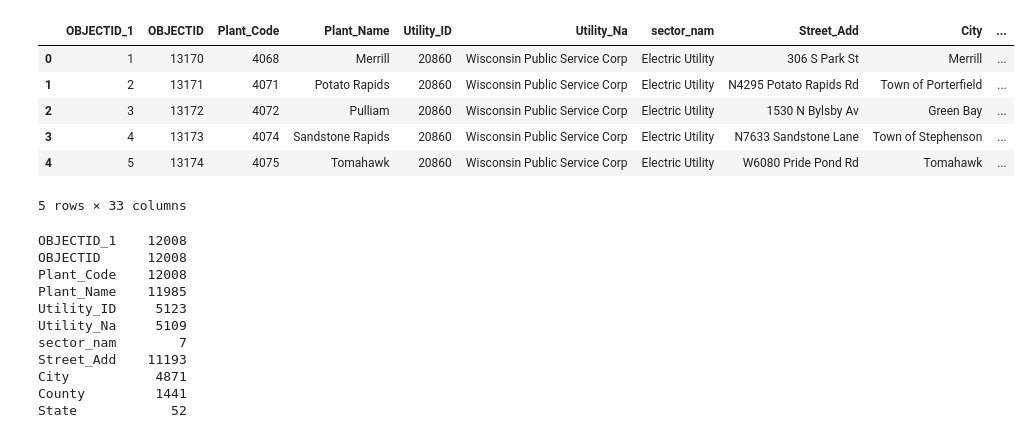
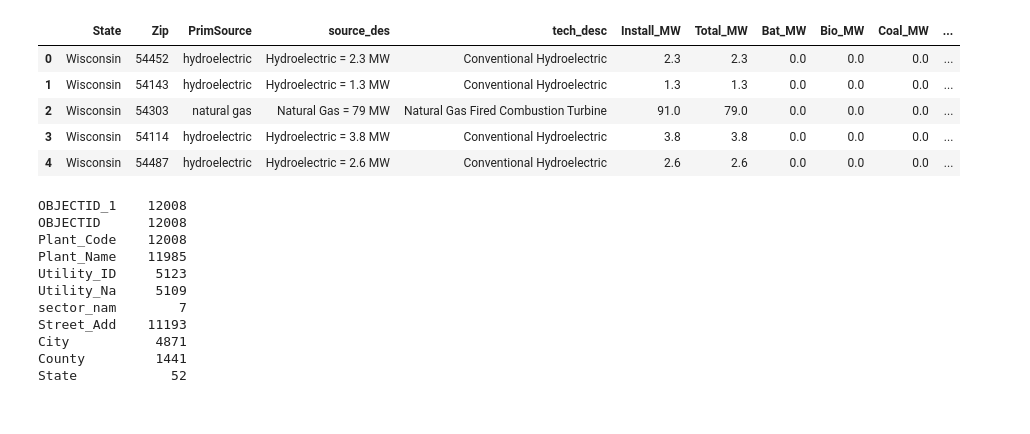
Before and after one commit to noriegamonsc1/02.MACHINE_LEARNING_SP23, a Jupyter notebook: Unsupervised_ML.ipynb, the cells around one changed output. Cells and saved outputs as stored; diff of their text form; code cells hidden in the pictures.

```diff
--- a/Unsupervised_ML.ipynb
+++ b/Unsupervised_ML.ipynb
@@ -13,15 +13,14 @@ from sklearn.metrics import confusion_matrix,classification_report
 file_path = './PowerPlantsintheU_Export_TableToExcel.xlsx'
 df = pd.read_excel(file_path)
 # %%
-df.head()#.iloc[:,10:30]
+df.head().iloc[:,10:30]
 # %% [output]
-|  | OBJECTID_1 | OBJECTID | Plant_Code | Plant_Name | Utility_ID | Utility_Na | sector_nam | Street_Add | City | ... |
-| 0 | 1 | 13170 | 4068 | Merrill | 20860 | Wisconsin Public Service Corp | Electric Utility | 306 S Park St | Merrill | ... |
-| 1 | 2 | 13171 | 4071 | Potato Rapids | 20860 | Wisconsin Public Service Corp | Electric Utility | N4295 Potato Rapids Rd | Town of Porterfield | ... |
-| 2 | 3 | 13172 | 4072 | Pulliam | 20860 | Wisconsin Public Service Corp | Electric Utility | 1530 N Bylsby Av | Green Bay | ... |
-| 3 | 4 | 13173 | 4074 | Sandstone Rapids | 20860 | Wisconsin Public Service Corp | Electric Utility | N7633 Sandstone Lane | Town of Stephenson | ... |
-| 4 | 5 | 13174 | 4075 | Tomahawk | 20860 | Wisconsin Public Service Corp | Electric Utility | W6080 Pride Pond Rd | Tomahawk | ... |
+|  | State | Zip | PrimSource | source_des | tech_desc | Install_MW | Total_MW | Bat_MW | Bio_MW | Coal_MW | ... |
+| 0 | Wisconsin | 54452 | hydroelectric | Hydroelectric = 2.3 MW | Conventional Hydroelectric | 2.3 | 2.3 | 0.0 | 0.0 | 0.0 | ... |
+| 1 | Wisconsin | 54143 | hydroelectric | Hydroelectric = 1.3 MW | Conventional Hydroelectric | 1.3 | 1.3 | 0.0 | 0.0 | 0.0 | ... |
+| 2 | Wisconsin | 54303 | natural gas | Natural Gas = 79 MW | Natural Gas Fired Combustion Turbine | 91.0 | 79.0 | 0.0 | 0.0 | 0.0 | ... |
+| 3 | Wisconsin | 54114 | hydroelectric | Hydroelectric = 3.8 MW | Conventional Hydroelectric | 3.8 | 3.8 | 0.0 | 0.0 | 0.0 | ... |
+| 4 | Wisconsin | 54487 | hydroelectric | Hydroelectric = 2.6 MW | Conventional Hydroelectric | 2.6 | 2.6 | 0.0 | 0.0 | 0.0 | ... |
-5 rows × 33 columns
 # %%
 df.nunique()
 # %% [output]
```
Also changed, not shown: parts of 36 cells of this notebook, 6 other files.
